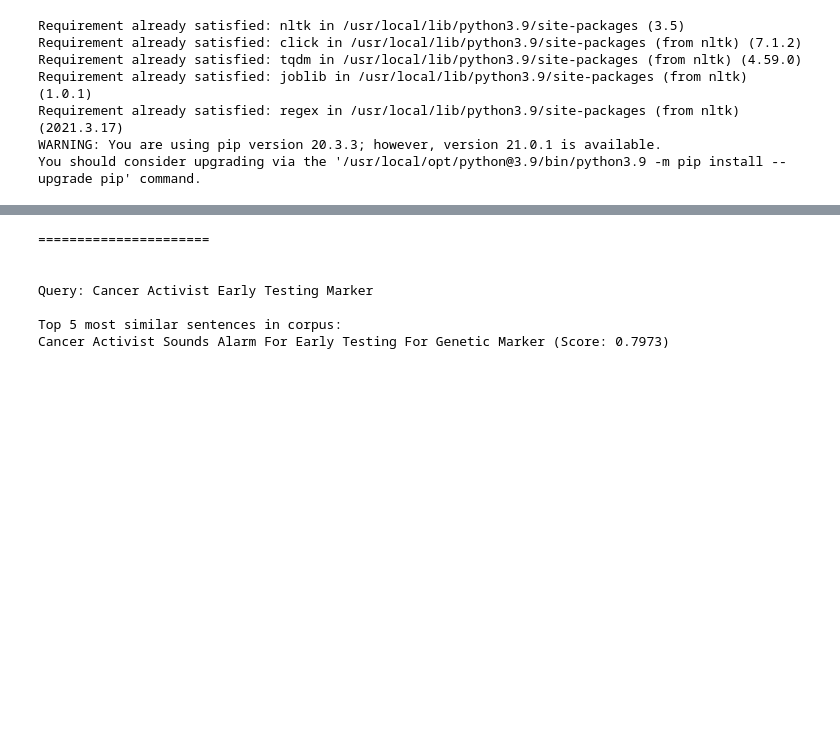
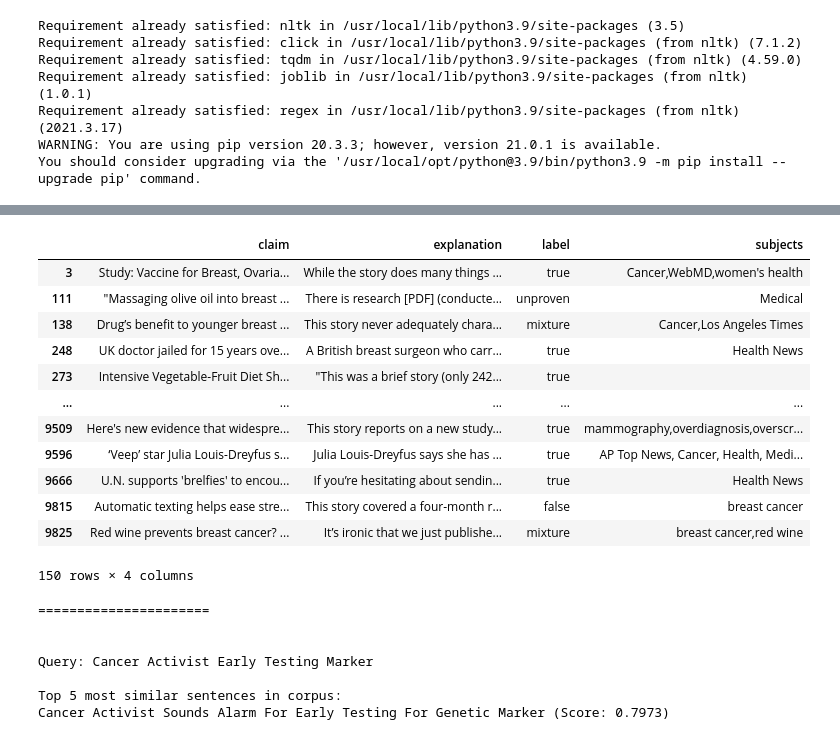
Before and after one commit to reflash/starthack2021-ms-trustscore, a Jupyter notebook: claim-check-api/model.ipynb, the cells around one changed output, grey strips where cells are left out. Drawn from its saved outputs; the diff is of its cells as text; code cells hidden in the pictures; blank space fills up the shorter version.

```diff
--- a/claim-check-api/model.ipynb
+++ b/claim-check-api/model.ipynb
@@ -92,6 +92,21 @@ WARNING: You are using pip version 20.3.3; however, version 21.0.1 is available.
 You should consider upgrading via the '/usr/local/opt/python@3.9/bin/python3.9 -m pip install --upgrade pip' command.
 # %%
 checked_claims_input = filtered['claim'][:1000].tolist()
+filtered[filtered['claim'].str.contains('breast', case=False, na=False)]
+# %% [output]
+|  | claim | explanation | label | subjects |
+| 3 | Study: Vaccine for Breast, Ovaria... | While the story does many things ... | true | Cancer,WebMD,women's health |
+| 111 | "Massaging olive oil into breast ... | There is research [PDF] (conducte... | unproven | Medical |
+| 138 | Drug’s benefit to younger breast ... | This story never adequately chara... | mixture | Cancer,Los Angeles Times |
+| 248 | UK doctor jailed for 15 years ove... | A British breast surgeon who carr... | true | Health News |
+| 273 | Intensive Vegetable-Fruit Diet Sh... | "This was a brief story (only 242... | true |  |
+| ... | ... | ... | ... | ... |
+| 9509 | Here's new evidence that widespre... | This story reports on a new study... | true | mammography,overdiagnosis,overscr... |
+| 9596 | ‘Veep’ star Julia Louis-Dreyfus s... | Julia Louis-Dreyfus says she has ... | true | AP Top News, Cancer, Health, Medi... |
+| 9666 | U.N. supports 'brelfies' to encou... | If you’re hesitating about sendin... | true | Health News |
+| 9815 | Automatic texting helps ease stre... | This story covered a four-month r... | false | breast cancer |
+| 9825 | Red wine prevents breast cancer? ... | It’s ironic that we just publishe... | mixture | breast cancer,red wine |
+150 rows × 4 columns
 # %%
 checked_claims_embeddings = model.encode(checked_claims_input)
 # %%
```
Also changed, not shown: parts of 1 cell of this notebook, 1 other file.
